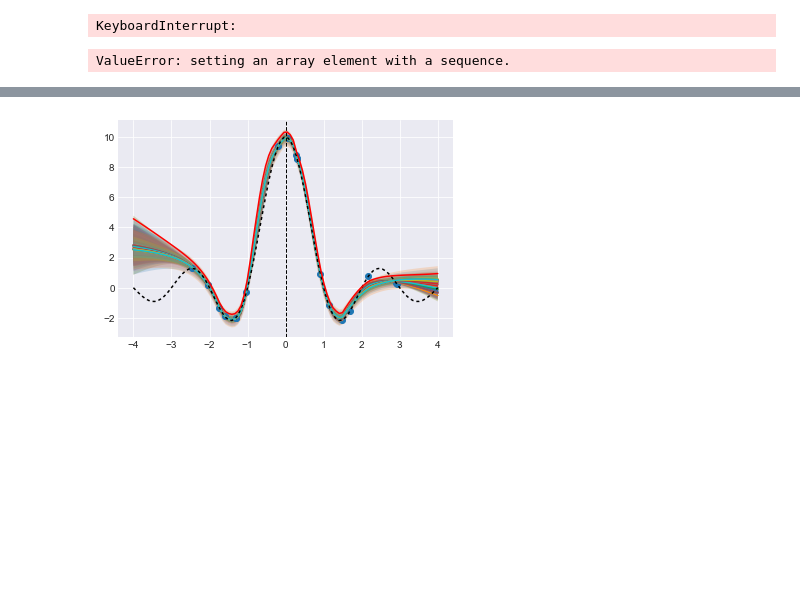
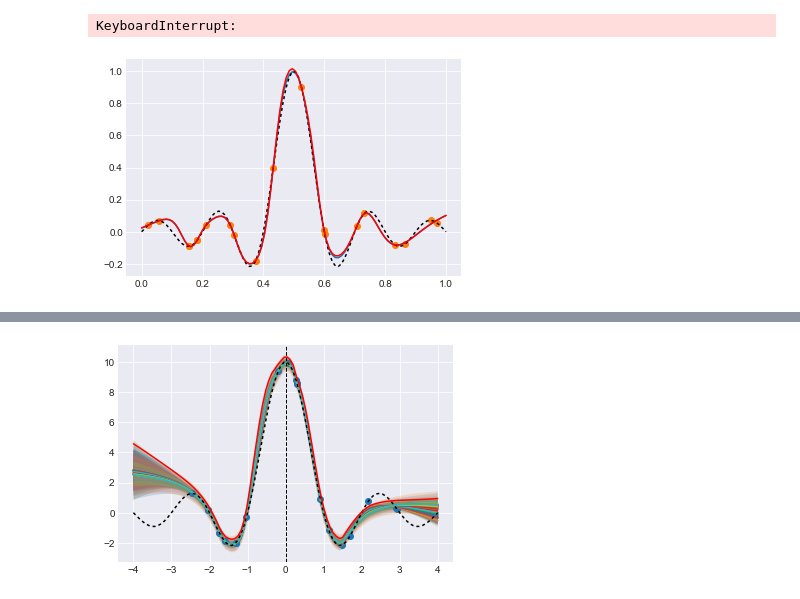
Before and after one commit to tmpethick/ensembled-dngo, a Jupyter notebook: sandbox.ipynb, the cells around one changed output, grey strips where cells are left out. Saved outputs shown, nothing was run; the diff lists cells and outputs as text; code cells hidden in the pictures; blank space fills up the shorter version.

```diff
--- a/sandbox.ipynb
+++ b/sandbox.ipynb
@@ -475,15 +475,43 @@ x_train = np.array([[-2.73432902],
        [ 0.58044735],
        [-0.47716071]])
 y_train = sinc(x_train)
+# %%
+x_train = np.array([[ 0.37454012],
+       [ 0.95071431],
+       [ 0.73199394],
+       [ 0.59865848],
+       [ 0.15601864],
+       [ 0.15599452],
+       [ 0.05808361],
+       [ 0.86617615],
+       [ 0.60111501],
+       [ 0.70807258],
+       [ 0.02058449],
+       [ 0.96990985],
+       [ 0.83244264],
+       [ 0.21233911],
+       [ 0.18182497],
+       [ 0.18340451],
+       [ 0.30424224],
+       [ 0.52475643],
+       [ 0.43194502],
+       [ 0.29122914]])
+
+def f(x):
+    return np.sinc(x * 10 - 5).sum(axis=1)[:, None]
+
+y_train = f(x_train)
 # %%
 # Why confident even though it does not pass through points??
 
-nn = TFModel(dim_basis=50, epochs=100)
+nn = TFModel(dim_basis=50, epochs=2000)
 model = BOModel(nn)
 model.init(x_train, y_train)
 
-x = (np.linspace(-6, 6, 100))[:,None]
-y = np.sinc(x) * 10
+x = (np.linspace(0, 1, 100))[:,None]
+y = f(x)
+# x = (np.linspace(-6, 6, 100))[:,None]
+# y = np.sinc(x) * 10
 model.plot_prediction(x,y)
 # %% [output]
-ValueError: setting an array element with a sequence.
+[figure, added]
```
Also changed, not shown: parts of 6 cells of this notebook, 4 other files.
